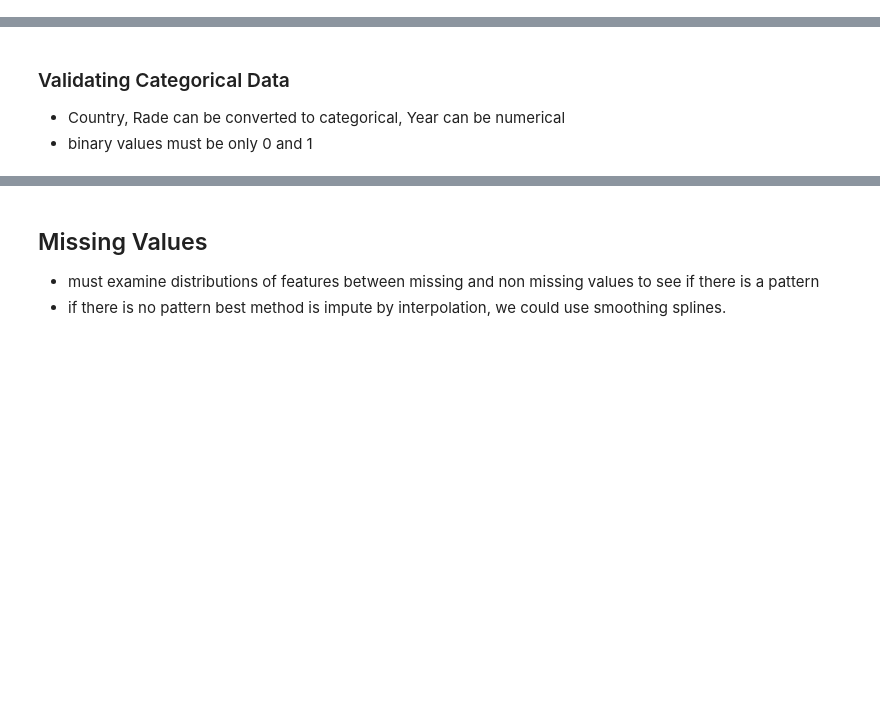
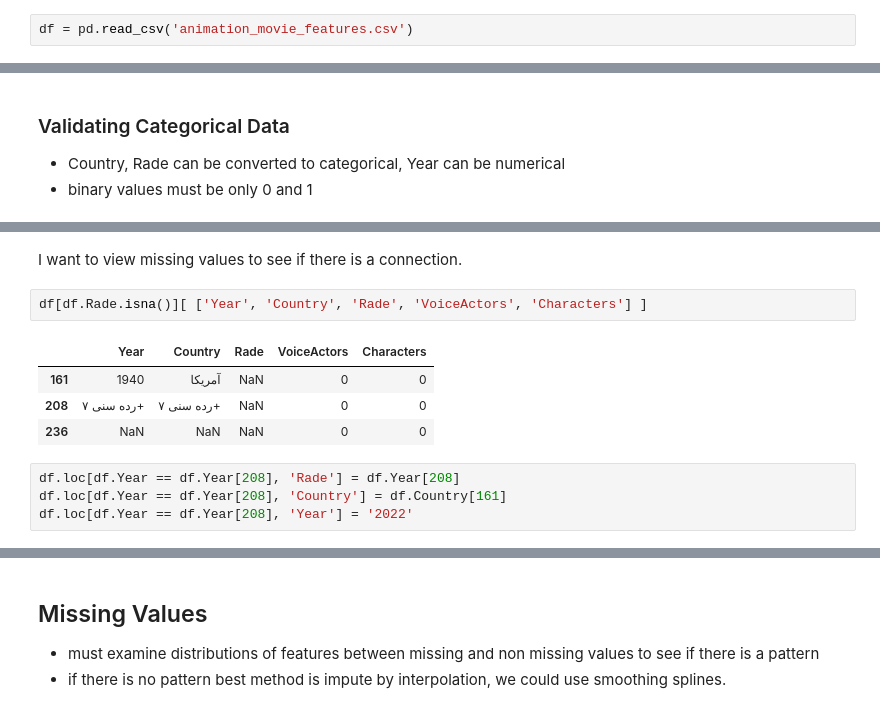
Before and after one commit to 3oop/ISLr-Final-myket-animation, a Jupyter notebook: data_cleaning.ipynb, the cells around one changed output, grey strips where cells are left out. Cells and saved outputs as stored; diff of their text form; blank space fills up the shorter version.

```diff
--- a/data_cleaning.ipynb
+++ b/data_cleaning.ipynb
@@ -99,0 +78,2 @@ memory usage: 473.6+ KB
+# %%
+df = pd.read_csv('animation_movie_features.csv')
@@ -126,0 +125,13 @@ Music values : [0]
+# %% [markdown]
+I want to view missing values to see if there is a connection.
+# %%
+df[df.Rade.isna()][ ['Year', 'Country', 'Rade', 'VoiceActors', 'Characters'] ]
+# %% [output]
+|  | Year | Country | Rade | VoiceActors | Characters |
+| 161 | 1940 | آمریکا | NaN | 0 | 0 |
+| 208 | رده سنی ۷+ | رده سنی ۷+ | NaN | 0 | 0 |
+| 236 | NaN | NaN | NaN | 0 | 0 |
+# %%
+df.loc[df.Year == df.Year[208], 'Rade'] = df.Year[208]
+df.loc[df.Year == df.Year[208], 'Country'] = df.Country[161]
+df.loc[df.Year == df.Year[208], 'Year'] = '2022'
```
Also changed, not shown: parts of 17 cells of this notebook, 2 other files.
